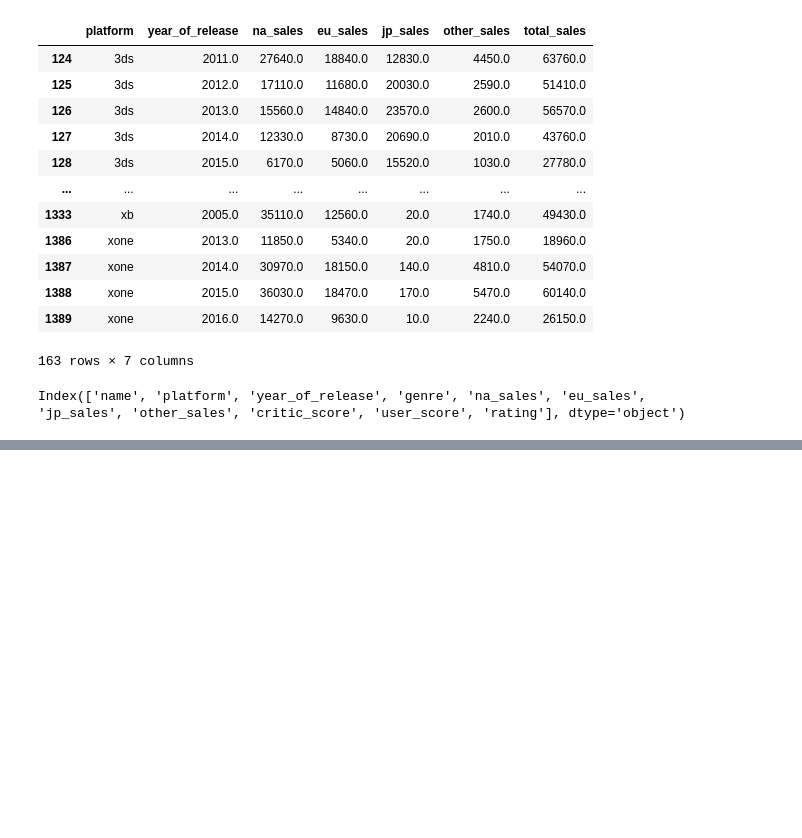
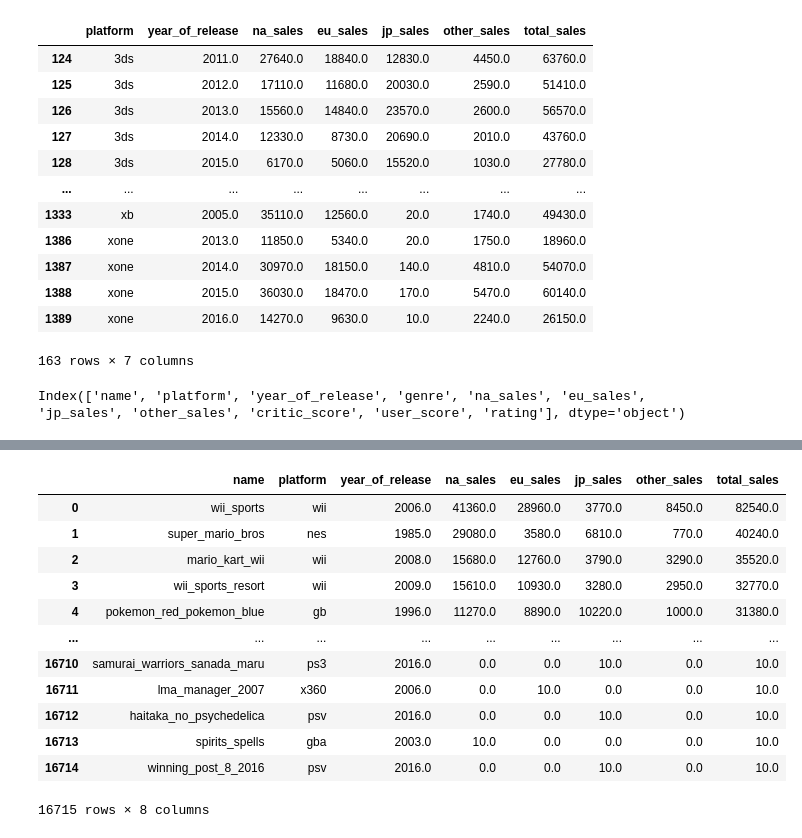
Before and after one commit to LuisPastranaLemus/P_20250529_Videogames_analysis, a Jupyter notebook: notebooks/02_feature_engineering.ipynb, the cells around one changed output, grey strips where cells are left out. Cells and saved outputs as stored; diff of their text form; code cells hidden in the pictures; blank space fills up the shorter version.

```diff
--- a/notebooks/02_feature_engineering.ipynb
+++ b/notebooks/02_feature_engineering.ipynb
@@ -190,4 +190,5 @@ df_vg.columns
 Index(['name', 'platform', 'year_of_release', 'genre', 'na_sales', 'eu_sales', 'jp_sales', 'other_sales', 'critic_score', 'user_score', 'rating'], dtype='object')
 # %%
 # Platforms that used to be popular but are now losing sales
-df_popular_loss = df_vg
+df_popular_loss = df_vg.loc[: , ['name', 'platform', 'year_of_release', 'na_sales', 'eu_sales', 'jp_sales', 'other_sales']]
+df_popular_loss
@@ -193,0 +209,18 @@ df_popular_loss = df_vg
+# %%
+columns = ['na_sales', 'eu_sales', 'jp_sales', 'other_sales']
+df_popular_loss['total_sales'] = df_popular_loss[columns].sum(axis=1)
+df_popular_loss
+# %% [output]
+|  | name | platform | year_of_release | na_sales | eu_sales | jp_sales | other_sales | total_sales |
+| 0 | wii_sports | wii | 2006.0 | 41360.0 | 28960.0 | 3770.0 | 8450.0 | 82540.0 |
+| 1 | super_mario_bros | nes | 1985.0 | 29080.0 | 3580.0 | 6810.0 | 770.0 | 40240.0 |
+| 2 | mario_kart_wii | wii | 2008.0 | 15680.0 | 12760.0 | 3790.0 | 3290.0 | 35520.0 |
+| 3 | wii_sports_resort | wii | 2009.0 | 15610.0 | 10930.0 | 3280.0 | 2950.0 | 32770.0 |
+| 4 | pokemon_red_pokemon_blue | gb | 1996.0 | 11270.0 | 8890.0 | 10220.0 | 1000.0 | 31380.0 |
+| ... | ... | ... | ... | ... | ... | ... | ... | ... |
+| 16710 | samurai_warriors_sanada_maru | ps3 | 2016.0 | 0.0 | 0.0 | 10.0 | 0.0 | 10.0 |
+| 16711 | lma_manager_2007 | x360 | 2006.0 | 0.0 | 10.0 | 0.0 | 0.0 | 10.0 |
+| 16712 | haitaka_no_psychedelica | psv | 2016.0 | 0.0 | 0.0 | 10.0 | 0.0 | 10.0 |
+| 16713 | spirits_spells | gba | 2003.0 | 10.0 | 0.0 | 0.0 | 0.0 | 10.0 |
+| 16714 | winning_post_8_2016 | psv | 2016.0 | 0.0 | 0.0 | 10.0 | 0.0 | 10.0 |
+16715 rows × 8 columns
```
Also changed, not shown: parts of 20 cells of this notebook, 12 other files.
